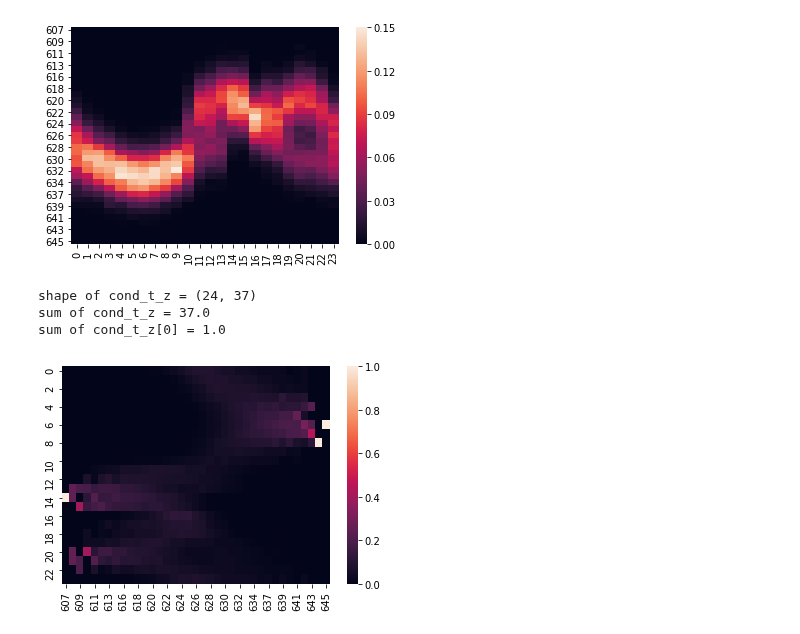
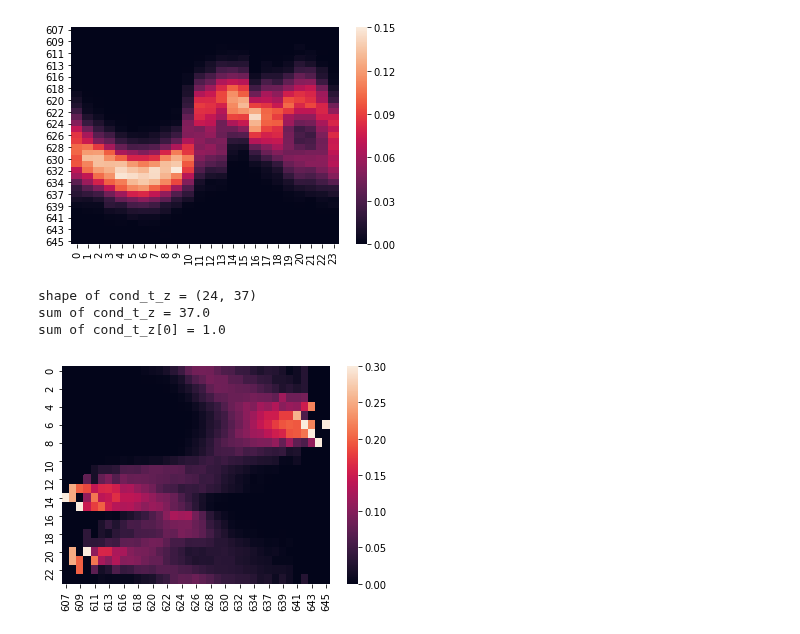
Before and after one commit to fugashy/probabilistic_robotics_simulator, a Jupyter notebook: notebooks/bayes_estimation_playground.ipynb, the cells around one changed output. Cells and saved outputs as stored; diff of their text form; code cells hidden in the pictures.

Commit message:
Saturate heatmap of cond_t_z

```diff
--- a/notebooks/bayes_estimation_playground.ipynb
+++ b/notebooks/bayes_estimation_playground.ipynb
@@ -56,12 +56,13 @@ sum of cond_z_t[0] = 1.0000000000000002
 # %%
 cond_t_z = helper.cond_t_z()
 print('shape of cond_t_z = {}'.format(cond_t_z.shape))
 print('sum of cond_t_z = {}'.format(cond_t_z.sum().sum()))
 print('sum of cond_t_z[0] = {}'.format(cond_t_z[607].sum()))
-sns.heatmap(cond_t_z)
+# 分布が見えやすいように0.3で飽和させている
+sns.heatmap(cond_t_z, vmax=0.3)
 plt.show()
 # %% [output]
 shape of cond_t_z = (24, 37)
 sum of cond_t_z = 37.0
 sum of cond_t_z[0] = 1.0
-[figure, old version]
+[figure, new version]
```
